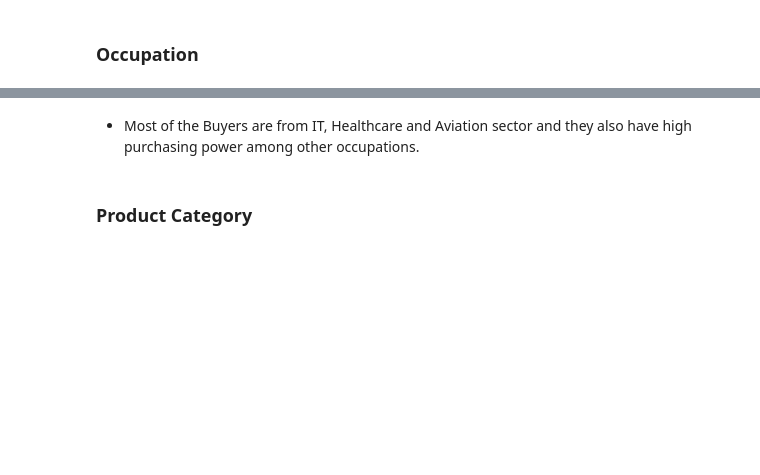
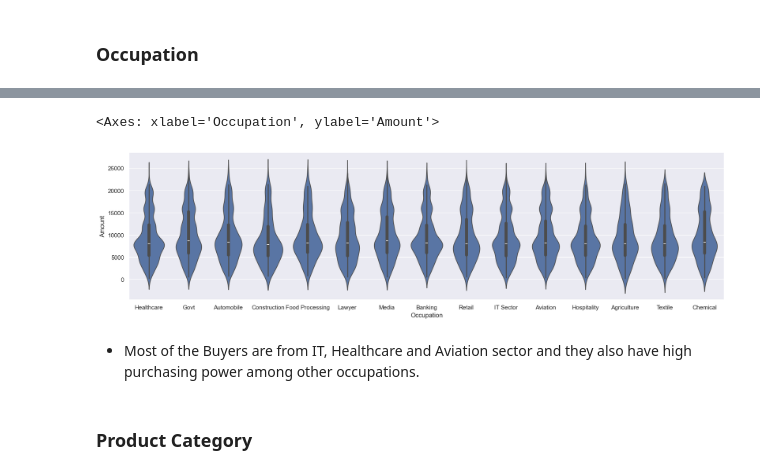
Before and after one commit to ShadowMonarch9871/EDA-Sales-Analysis, a Jupyter notebook: Sales_Analysis.ipynb, the cells around one changed output, grey strips where cells are left out. Saved outputs shown, nothing was run; the diff lists cells and outputs as text; code cells hidden in the pictures; blank space fills up the shorter version.

```diff
--- a/Sales_Analysis.ipynb
+++ b/Sales_Analysis.ipynb
@@ -205,3 +219,8 @@ sns.barplot(data=sales_state,x='Occupation',y='Amount')
+# %%
+sns.violinplot(data=df,x='Occupation',y='Amount')
+# %% [output]
+<Axes: xlabel='Occupation', ylabel='Amount'>
+[figure, added]
 # %% [markdown]
 * Most of the Buyers are from IT, Healthcare and Aviation sector and they also have high purchasing power among other occupations.
 # %% [markdown]
```
Also changed, not shown: parts of 27 cells of this notebook.
